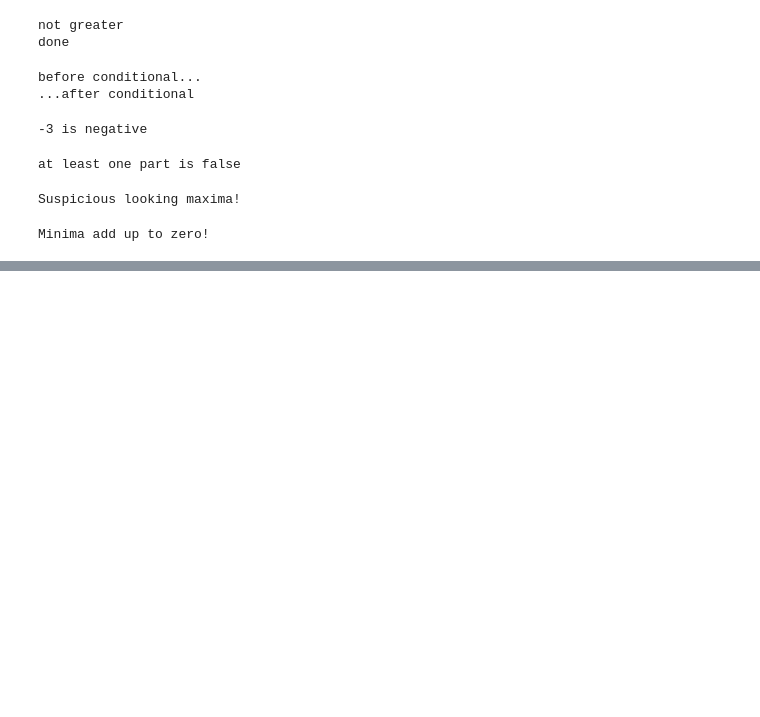
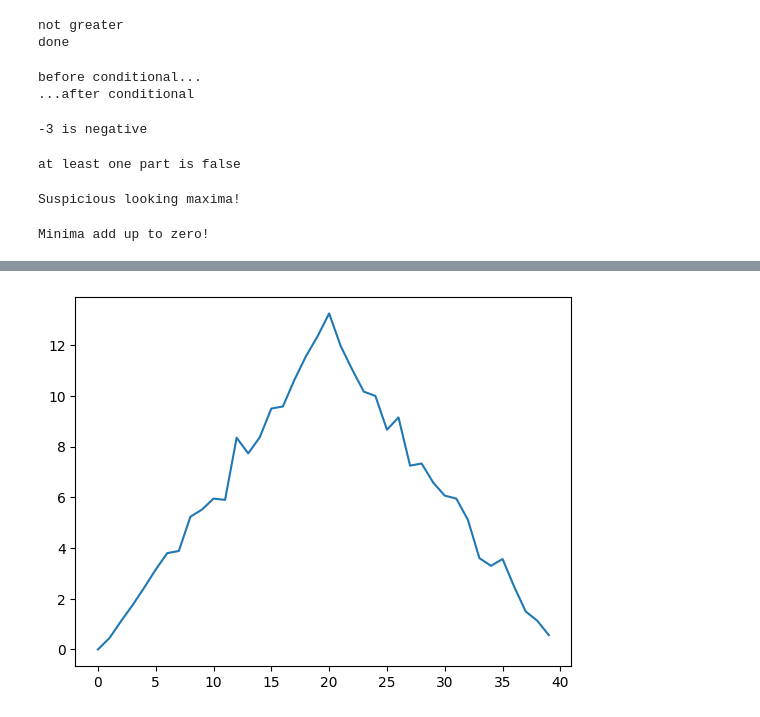
Before and after one commit to steinjm21/ColabInClass, a Jupyter notebook: day14inClass.ipynb, the cells around one changed output, grey strips where cells are left out. Cells and saved outputs as stored; diff of their text form; code cells hidden in the pictures; blank space fills up the shorter version.

```diff
--- a/day14inClass.ipynb
+++ b/day14inClass.ipynb
@@ -351,0 +357,6 @@ Minima add up to zero!
+# %%
+import numpy
+data = numpy.loadtxt(fname='data/inflammation-01.csv', delimiter=',')
+import matplotlib.pyplot
+image = matplotlib.pyplot.imshow(data)
+matplotlib.pyplot.show()
@@ -351,0 +365,6 @@ Minima add up to zero!
+# %%
+ave_inflammation = numpy.mean(data, axis=0)
+ave_plot = matplotlib.pyplot.plot(ave_inflammation)
+matplotlib.pyplot.show()
+# %% [output]
+[figure, added]
```
Also changed, not shown: parts of 11 cells of this notebook.
